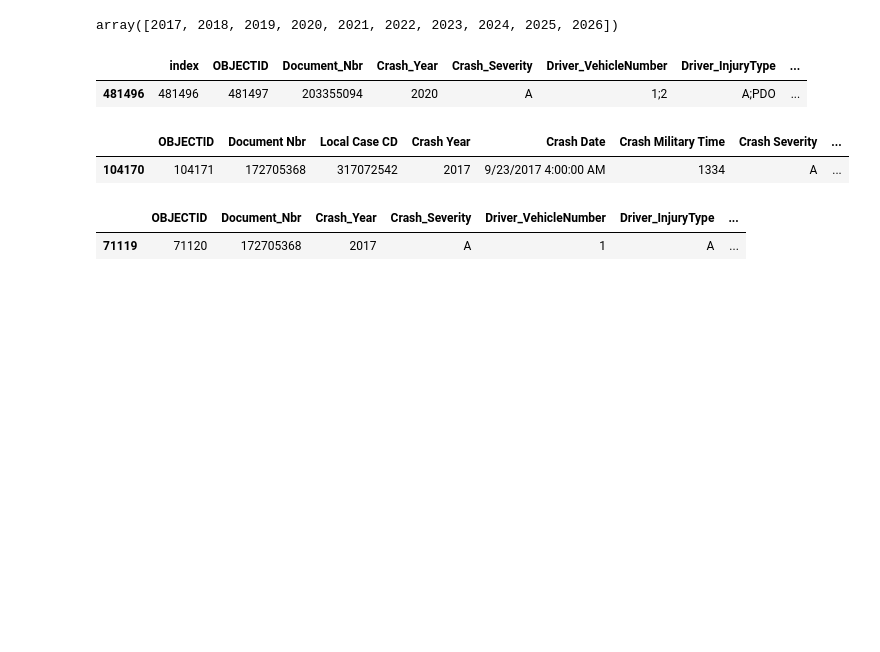
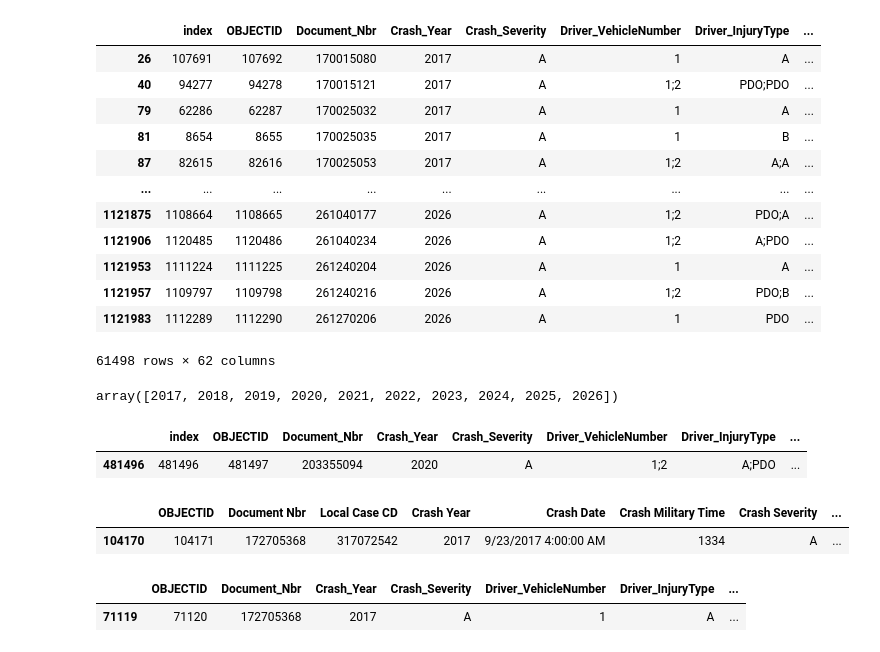
Before and after one commit to bencarneiro/ntsb, a Jupyter notebook: virginia/Untitled.ipynb, the cells around one changed output. Cells and saved outputs as stored; diff of their text form; code cells hidden in the pictures; blank space fills up the shorter version.

```diff
--- a/virginia/Untitled.ipynb
+++ b/virginia/Untitled.ipynb
@@ -11,3 +35,19 @@ detail = pd.read_csv("virginia_detail.csv").sort_values(by="Document_Nbr").reset
+# %%
+detail
+# %% [output]
+|  | index | OBJECTID | Document_Nbr | Crash_Year | Crash_Severity | Driver_VehicleNumber | Driver_InjuryType | ... |
+| 26 | 107691 | 107692 | 170015080 | 2017 | A | 1 | A | ... |
+| 40 | 94277 | 94278 | 170015121 | 2017 | A | 1;2 | PDO;PDO | ... |
+| 79 | 62286 | 62287 | 170025032 | 2017 | A | 1 | A | ... |
+| 81 | 8654 | 8655 | 170025035 | 2017 | A | 1 | B | ... |
+| 87 | 82615 | 82616 | 170025053 | 2017 | A | 1;2 | A;A | ... |
+| ... | ... | ... | ... | ... | ... | ... | ... | ... |
+| 1121875 | 1108664 | 1108665 | 261040177 | 2026 | A | 1;2 | PDO;A | ... |
+| 1121906 | 1120485 | 1120486 | 261040234 | 2026 | A | 1;2 | A;PDO | ... |
+| 1121953 | 1111224 | 1111225 | 261240204 | 2026 | A | 1 | A | ... |
+| 1121957 | 1109797 | 1109798 | 261240216 | 2026 | A | 1;2 | PDO;B | ... |
+| 1121983 | 1112289 | 1112290 | 261270206 | 2026 | A | 1 | PDO | ... |
+61498 rows × 62 columns
 # %%
 z = 0
 for x in basic.index:
```
Also changed, not shown: parts of 3 cells of this notebook, 5 other files.
